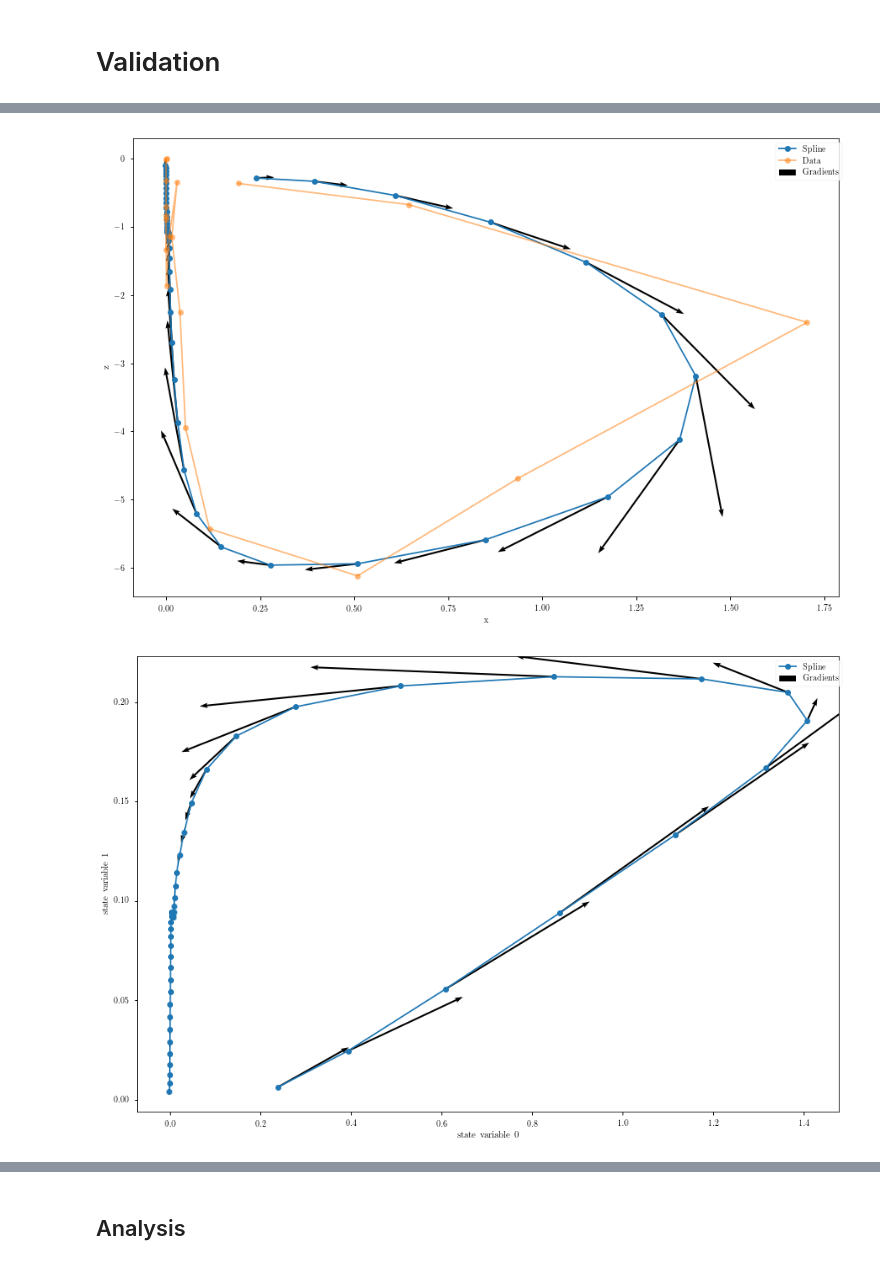
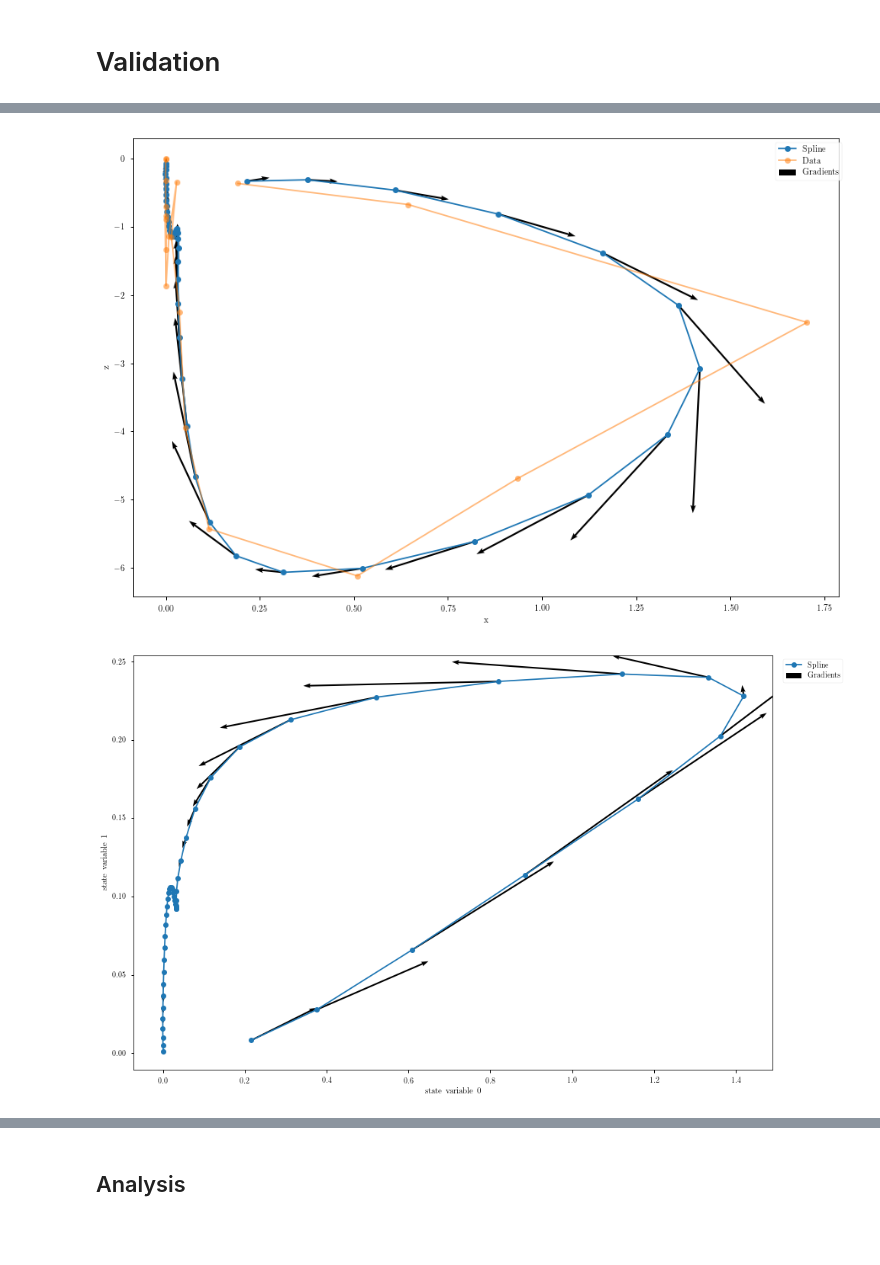
Before and after one commit to dwu402/self-harm, a Jupyter notebook: smol-case-2.ipynb, the cells around one changed output, grey strips where cells are left out. Saved outputs shown, nothing was run; the diff lists cells and outputs as text; code cells hidden in the pictures; blank space fills up the shorter version.

```diff
--- a/smol-case-2.ipynb
+++ b/smol-case-2.ipynb
@@ -71,9 +71,9 @@ par l=12.199378034109067
 # %%
-view.draw_solution(target_rho=1e3, plane=[0,2], datakeys=['x','z'])
+view.draw_solution(target_rho=316.22776601683796, plane=[0,2], datakeys=['x','z'])
 # %% [output]
-[figure, old version]
+[figure, new version]
 # %%
-view.draw_solution(target_rho=1e3, plane=[0,1])
+view.draw_solution(target_rho=316.22776601683796, plane=[0,1])
 # %% [output]
-[figure, old version]
+[figure, new version]
 # %%
```
Also changed, not shown: parts of 9 cells of this notebook, 1 other file.
